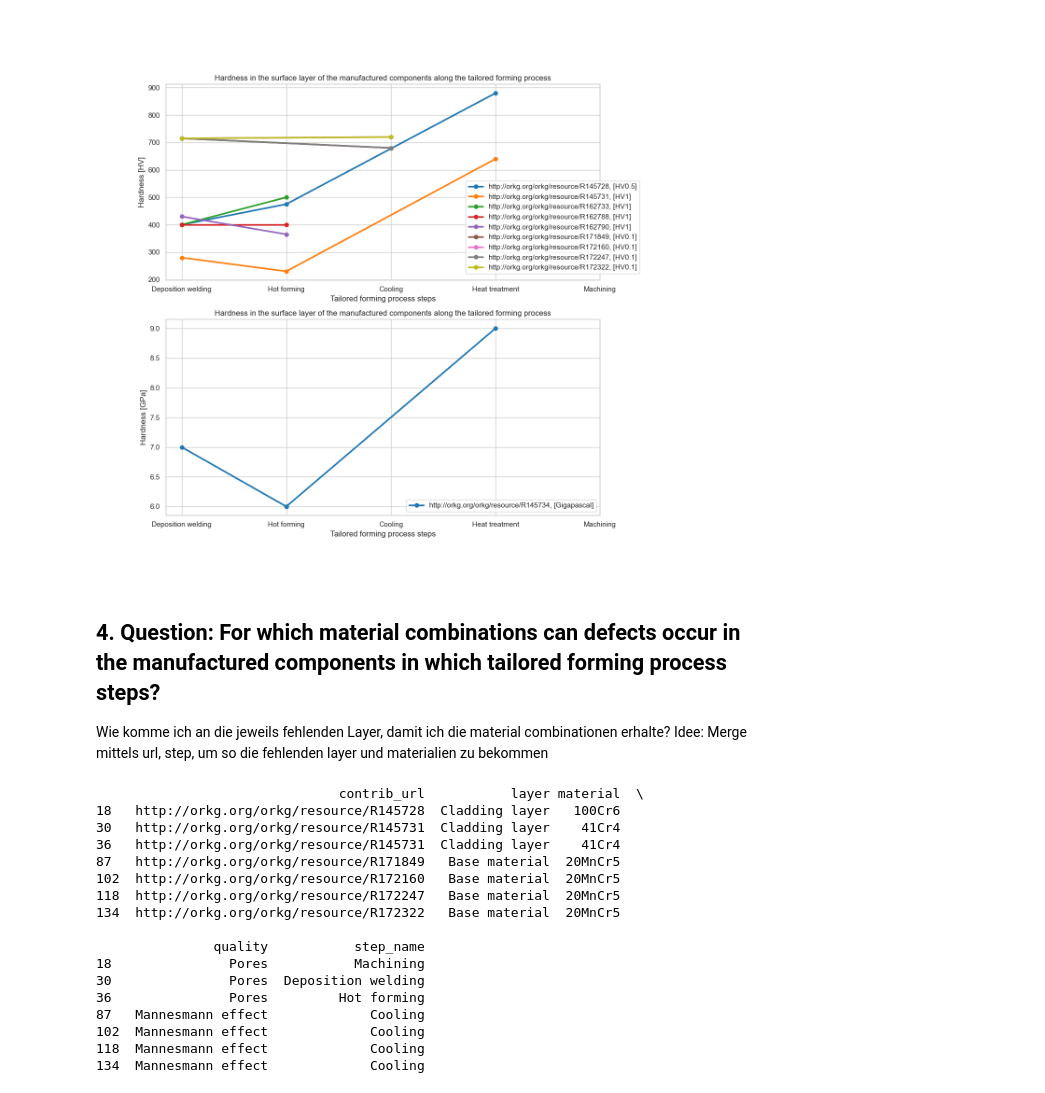
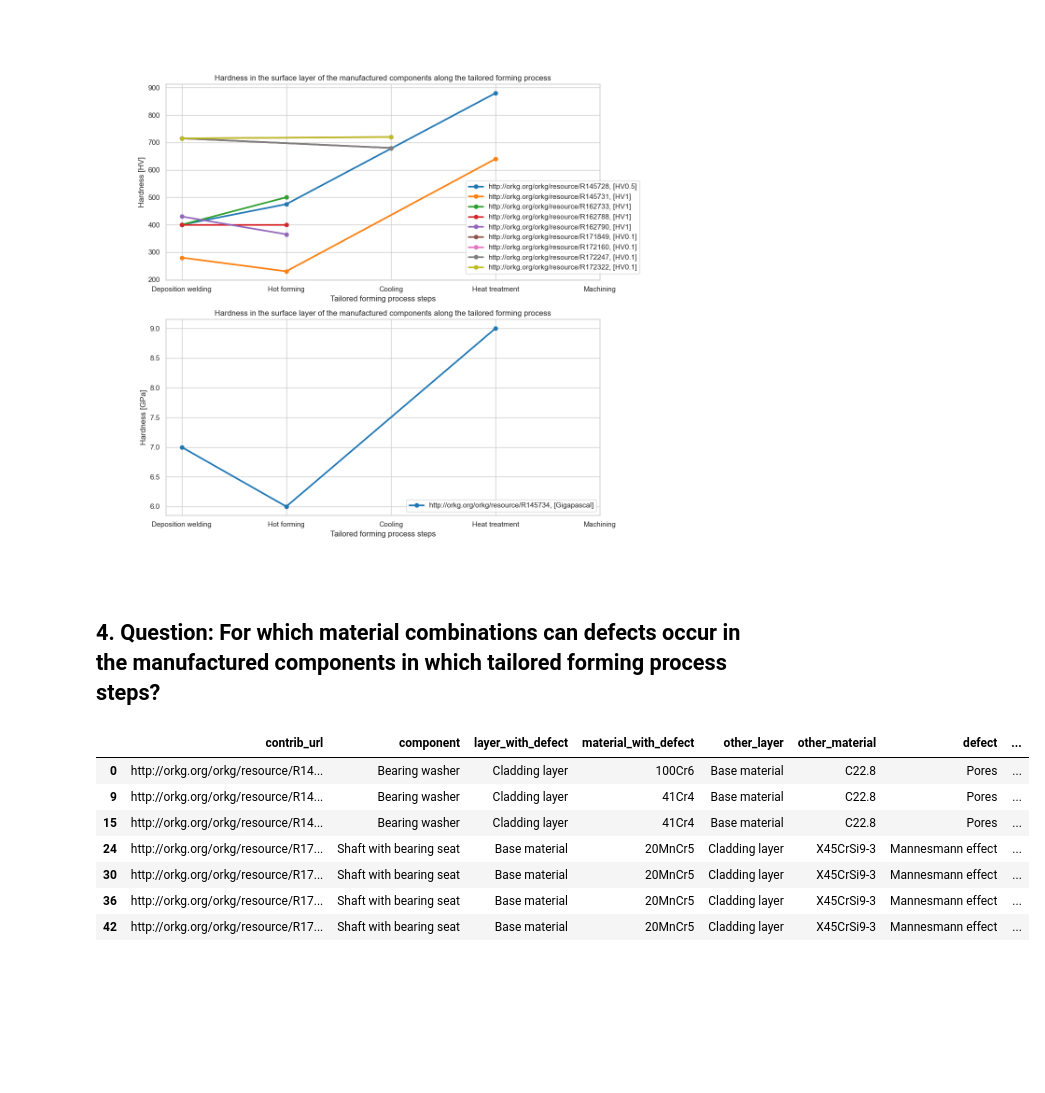
Before and after one commit to okarras/Jupyter-Notebooks, a Jupyter notebook: TailoredFormingAnalysis/tf_orkg.ipynb, the cells around one changed output. Cells and saved outputs as stored; diff of their text form; code cells hidden in the pictures; blank space fills up the shorter version.

```diff
--- a/TailoredFormingAnalysis/tf_orkg.ipynb
+++ b/TailoredFormingAnalysis/tf_orkg.ipynb
@@ -195,27 +193,19 @@ plt.show()
 [figure]
 # %% [markdown]
 ## 4. Question: For which material combinations can defects occur in the manufactured components in which tailored forming process steps?
-
-Wie komme ich an die jeweils fehlenden Layer, damit ich die material combinationen erhalte?
-Idee: Merge mittels url, step, um so die fehlenden layer und materialien zu bekommen
 # %%
-defects_data = tf_data[((tf_data.quality == 'Pores') | (tf_data.quality == 'Mannesmann effect') | (tf_data.quality == 'Cracks')) & (tf_data.textual_value == 'true')][['contrib_url', 'layer', 'material', 'quality', 'step_name']]
-print(defects_data)
+defects_data = tf_data[((tf_data.quality == 'Pores') | (tf_data.quality == 'Mannesmann effect') | (tf_data.quality == 'Cracks')) & (tf_data.textual_value == 'true')][['contrib_url', 'component', 'layer', 'material', 'quality', 'step_name', 'step_number']]
+defects_data_complete = defects_data.merge(tf_data, on=['contrib_url', 'step_name'], how='left')[['contrib_url', 'component_x', 'layer_x', 'material_x', 'layer_y', 'material_y', 'quality_x', 'step_name', 'step_number_x']].drop_duplicates()
+
+to_delete = defects_data_complete[defects_data_complete.layer_x == defects_data_complete.layer_y]
+final_defect_df = defects_data_complete.drop(to_delete.index, inplace=False)
+final_defect_df.rename(columns= {'component_x':'component','layer_x':'layer_with_defect','material_x':'material_with_defect', 'layer_y':'other_layer', 'material_y':'other_material', 'quality_x':'defect', 'step_number_x':'step_number'})
 # %% [output]
-                               contrib_url           layer material  \
-18   http://orkg.org/orkg/resource/R145728  Cladding layer   100Cr6
-30   http://orkg.org/orkg/resource/R145731  Cladding layer    41Cr4
-36   http://orkg.org/orkg/resource/R145731  Cladding layer    41Cr4
-87   http://orkg.org/orkg/resource/R171849   Base material  20MnCr5
-102  http://orkg.org/orkg/resource/R172160   Base material  20MnCr5
-118  http://orkg.org/orkg/resource/R172247   Base material  20MnCr5
-134  http://orkg.org/orkg/resource/R172322   Base material  20MnCr5
-
-               quality           step_name
-18               Pores           Machining
-30               Pores  Deposition welding
-36               Pores         Hot forming
-87   Mannesmann effect             Cooling
-102  Mannesmann effect             Cooling
-118  Mannesmann effect             Cooling
-134  Mannesmann effect             Cooling
+|  | contrib_url | component | layer_with_defect | material_with_defect | other_layer | other_material | defect | ... |
+| 0 | http://orkg.org/orkg/resource/R14... | Bearing washer | Cladding layer | 100Cr6 | Base material | C22.8 | Pores | ... |
+| 9 | http://orkg.org/orkg/resource/R14... | Bearing washer | Cladding layer | 41Cr4 | Base material | C22.8 | Pores | ... |
+| 15 | http://orkg.org/orkg/resource/R14... | Bearing washer | Cladding layer | 41Cr4 | Base material | C22.8 | Pores | ... |
+| 24 | http://orkg.org/orkg/resource/R17... | Shaft with bearing seat | Base material | 20MnCr5 | Cladding layer | X45CrSi9-3 | Mannesmann effect | ... |
+| 30 | http://orkg.org/orkg/resource/R17... | Shaft with bearing seat | Base material | 20MnCr5 | Cladding layer | X45CrSi9-3 | Mannesmann effect | ... |
+| 36 | http://orkg.org/orkg/resource/R17... | Shaft with bearing seat | Base material | 20MnCr5 | Cladding layer | X45CrSi9-3 | Mannesmann effect | ... |
+| 42 | http://orkg.org/orkg/resource/R17... | Shaft with bearing seat | Base material | 20MnCr5 | Cladding layer | X45CrSi9-3 | Mannesmann effect | ... |
```
Also changed, not shown: parts of 4 cells of this notebook.
